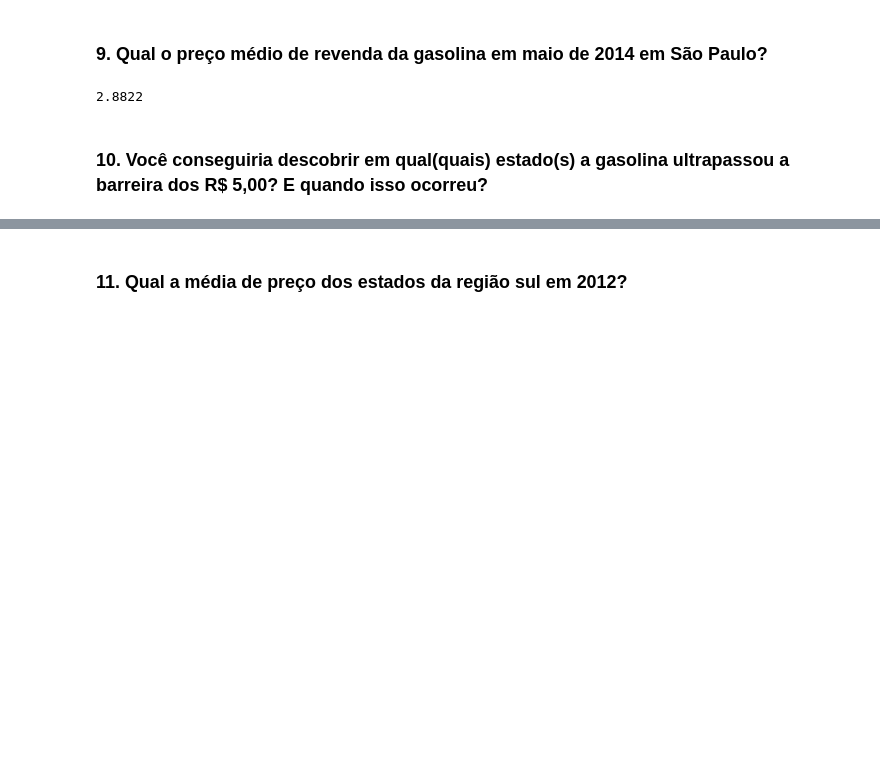
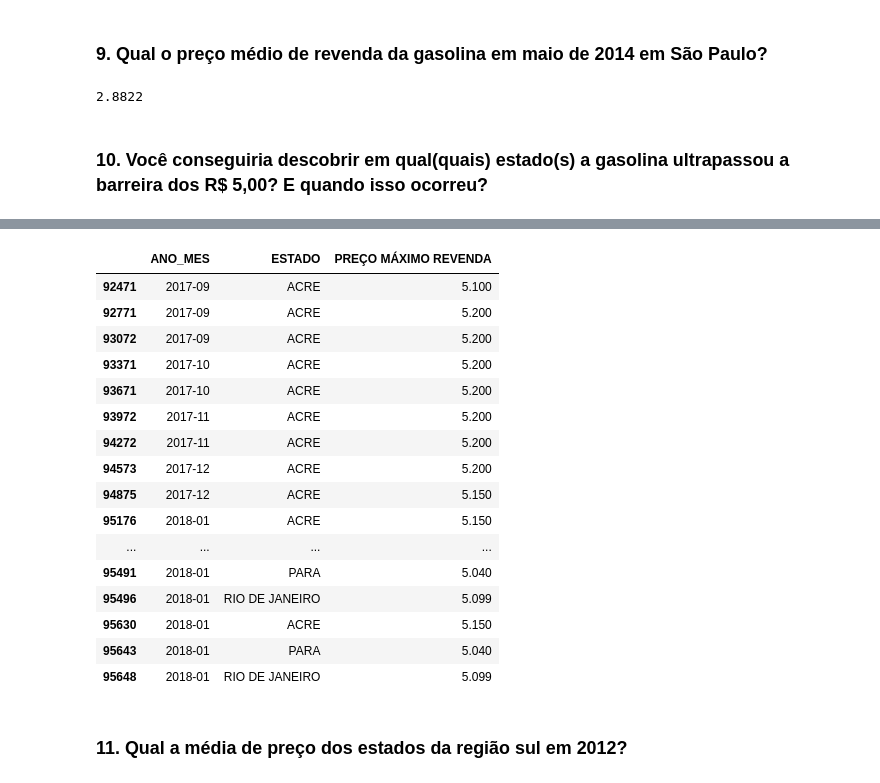
Before and after one commit to profmatheuspassos/analise-dados-pandas-sql, a Jupyter notebook: 4-analise-precos-gasolina-BR/exercicios-pandas.ipynb, the cells around one changed output, grey strips where cells are left out. Drawn from its saved outputs; the diff is of its cells as text; code cells hidden in the pictures; blank space fills up the shorter version.

```diff
--- a/4-analise-precos-gasolina-BR/exercicios-pandas.ipynb
+++ b/4-analise-precos-gasolina-BR/exercicios-pandas.ipynb
@@ -248,4 +252,24 @@ resultado
 1599 rows × 3 columns
+# %%
+resultado.head(20)
+# %% [output]
+|  | ANO_MES | ESTADO | PREÇO MÁXIMO REVENDA |
+| 92471 | 2017-09 | ACRE | 5.100 |
+| 92771 | 2017-09 | ACRE | 5.200 |
+| 93072 | 2017-09 | ACRE | 5.200 |
+| 93371 | 2017-10 | ACRE | 5.200 |
+| 93671 | 2017-10 | ACRE | 5.200 |
+| 93972 | 2017-11 | ACRE | 5.200 |
+| 94272 | 2017-11 | ACRE | 5.200 |
+| 94573 | 2017-12 | ACRE | 5.200 |
+| 94875 | 2017-12 | ACRE | 5.150 |
+| 95176 | 2018-01 | ACRE | 5.150 |
+| ... | ... | ... | ... |
+| 95491 | 2018-01 | PARA | 5.040 |
+| 95496 | 2018-01 | RIO DE JANEIRO | 5.099 |
+| 95630 | 2018-01 | ACRE | 5.150 |
+| 95643 | 2018-01 | PARA | 5.040 |
+| 95648 | 2018-01 | RIO DE JANEIRO | 5.099 |
 # %% [markdown]
 ### 11. Qual a média de preço dos estados da região sul em 2012?
 # %%
```
Also changed, not shown: parts of 8 cells of this notebook.
